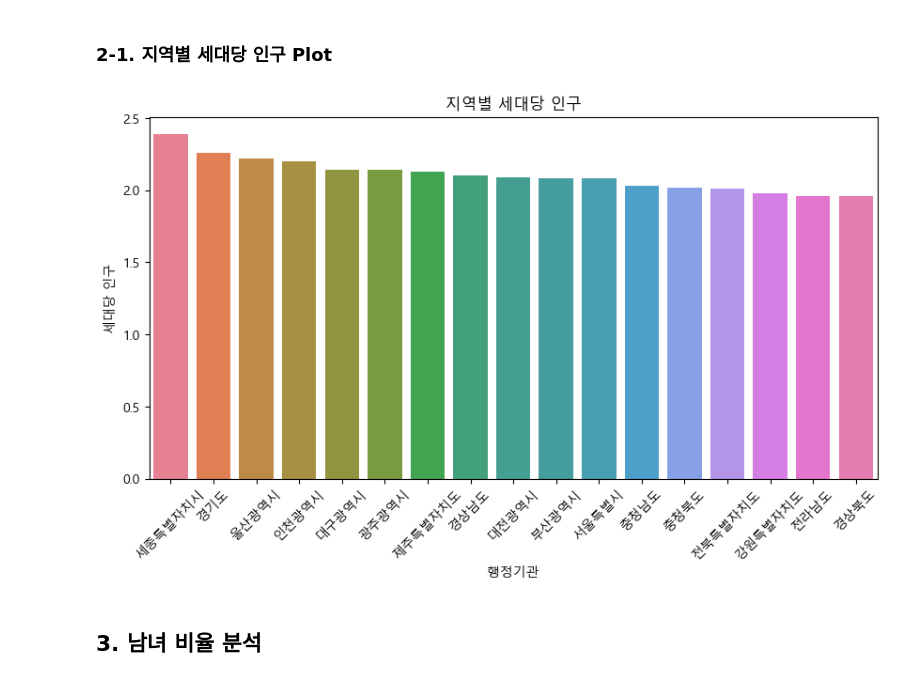
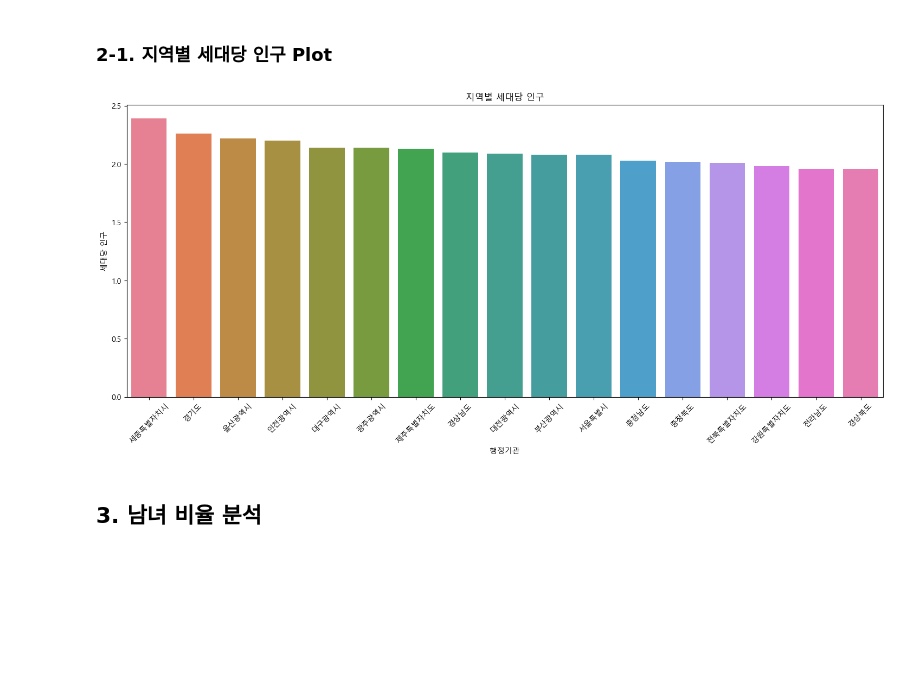
Before and after one commit to jero-06/Python_WebScrapting_DataAnalsis, a Jupyter notebook: 연습문제/04_pop_analysis.ipynb, the cells around one changed output. Saved outputs shown, nothing was run; the diff lists cells and outputs as text; code cells hidden in the pictures; blank space fills up the shorter version.

```diff
--- a/연습문제/04_pop_analysis.ipynb
+++ b/연습문제/04_pop_analysis.ipynb
@@ -78,18 +77,18 @@ sido_df.loc[:, ['행정기관', '세대당 인구']].sort_values(['세대당 인
 # %%
 # 지역별 세대당 내림차순 plot 그리기
 figure, axes1 = plt.subplots(nrows=1, ncols=1)
-figure.set_size_inches(10,5)
+figure.set_size_inches(18,7)
 
 sido_pop_plot = sns.barplot(x="행정기관", y="세대당 인구", data=sido_df.sort_values(by='세대당 인구', ascending=False), ax=axes1, hue='행정기관')
 sido_pop_plot.set_title('지역별 세대당 인구')
 
 # x축 lable 기울이기
 for item in axes1.get_xticklabels():
     item.set_rotation(45)
 
 plt.show()
 # %% [output]
-[figure, old version]
+[figure, new version]
 # %% [markdown]
 ## 3. 남녀 비율 분석
 # %%
```
Also changed, not shown: parts of 5 cells of this notebook.
